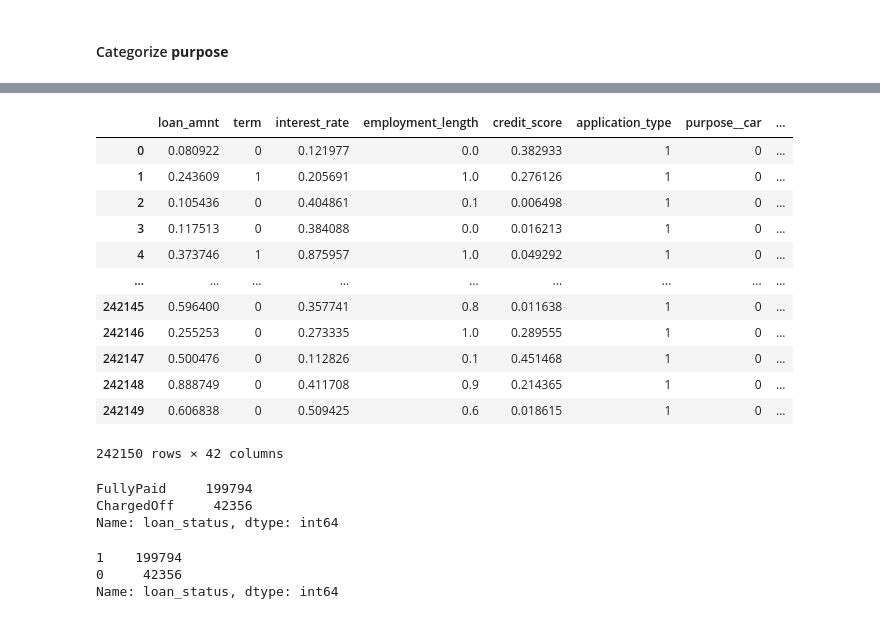
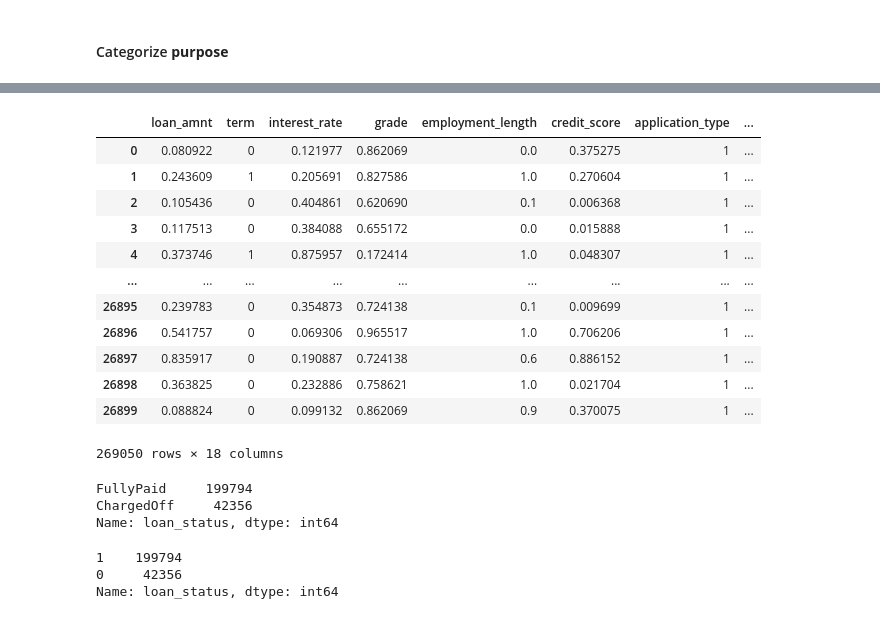
Before and after one commit to writeforfun/RIsk, a Jupyter notebook: risk.ipynb, the cells around one changed output, grey strips where cells are left out. Cells and saved outputs as stored; diff of their text form; code cells hidden in the pictures.

```diff
--- a/risk.ipynb
+++ b/risk.ipynb
@@ -125,7 +145,7 @@ X["employment_length"] = emp_len_norm
 # %% [markdown]
 #### Deal with **application type**
 # %%
-X['application_type'] = X['application_type'].map({'Individual': 1, 'Joint App': 0})
+result['application_type'] = result['application_type'].map({'Individual': 1, 'Joint App': 0})
 # %% [markdown]
 #### Categorize **purpose**
 # %%
@@ -143,6 +164,6 @@ house                      4
 Name: purpose, dtype: int64
 # %%
-dummies = pd.get_dummies(X['purpose'],prefix="purpose_")
-X = X.drop('purpose', 1)
-X = pd.concat([X, dummies], axis=1)
+dummies = pd.get_dummies(result['purpose'],prefix="purpose_")
+result = result.drop('purpose', 1)
+result = pd.concat([result, dummies], axis=1)
 # %% [markdown]
@@ -149,0 +178,11 @@ X = pd.concat([X, dummies], axis=1)
+# %%
+result['grade'] = result['grade'].map({'A1': 30, 'A2': 29, 'A3': 28, 'A4': 27, 'A5': 26,
+                                       'B1': 25, 'B2': 24, 'B3': 23, 'B4': 22, 'B5': 21,
+                                       'C1': 20, 'C2': 19, 'C3': 18, 'C4': 17, 'C5': 16,
+                                       'D1': 15, 'D2': 14, 'D3': 13, 'D4': 12, 'D5': 11,
+                                       'E1': 10, 'E2': 9, 'E3': 8, 'E4': 7, 'E5': 6,
+                                       'F1': 5, 'F2': 4, 'F3': 3, 'F4': 2, 'F5': 1})
+# %%
+grade = result[['grade']].values
+grade_norm = min_max_scaler.fit_transform(grade)
+result['grade'] = grade_norm
@@ -154,27 +200,26 @@ X = pd.concat([X, dummies], axis=1)
-# %%
-X
-# %% [output]
-|  | loan_amnt | term | interest_rate | employment_length | credit_score | application_type | purpose__car | ... |
-| 0 | 0.080922 | 0 | 0.121977 | 0.0 | 0.382933 | 1 | 0 | ... |
-| 1 | 0.243609 | 1 | 0.205691 | 1.0 | 0.276126 | 1 | 0 | ... |
-| 2 | 0.105436 | 0 | 0.404861 | 0.1 | 0.006498 | 1 | 0 | ... |
-| 3 | 0.117513 | 0 | 0.384088 | 0.0 | 0.016213 | 1 | 0 | ... |
-| 4 | 0.373746 | 1 | 0.875957 | 1.0 | 0.049292 | 1 | 0 | ... |
-| ... | ... | ... | ... | ... | ... | ... | ... | ... |
-| 242145 | 0.596400 | 0 | 0.357741 | 0.8 | 0.011638 | 1 | 0 | ... |
-| 242146 | 0.255253 | 0 | 0.273335 | 1.0 | 0.289555 | 1 | 0 | ... |
-| 242147 | 0.500476 | 0 | 0.112826 | 0.1 | 0.451468 | 1 | 0 | ... |
-| 242148 | 0.888749 | 0 | 0.411708 | 0.9 | 0.214365 | 1 | 0 | ... |
-| 242149 | 0.606838 | 0 | 0.509425 | 0.6 | 0.018615 | 1 | 0 | ... |
-242150 rows × 42 columns
+# %%
+result
+# %% [output]
+|  | loan_amnt | term | interest_rate | grade | employment_length | credit_score | application_type | ... |
+| 0 | 0.080922 | 0 | 0.121977 | 0.862069 | 0.0 | 0.375275 | 1 | ... |
+| 1 | 0.243609 | 1 | 0.205691 | 0.827586 | 1.0 | 0.270604 | 1 | ... |
+| 2 | 0.105436 | 0 | 0.404861 | 0.620690 | 0.1 | 0.006368 | 1 | ... |
+| 3 | 0.117513 | 0 | 0.384088 | 0.655172 | 0.0 | 0.015888 | 1 | ... |
+| 4 | 0.373746 | 1 | 0.875957 | 0.172414 | 1.0 | 0.048307 | 1 | ... |
+| ... | ... | ... | ... | ... | ... | ... | ... | ... |
+| 26895 | 0.239783 | 0 | 0.354873 | 0.724138 | 0.1 | 0.009699 | 1 | ... |
+| 26896 | 0.541757 | 0 | 0.069306 | 0.965517 | 1.0 | 0.706206 | 1 | ... |
+| 26897 | 0.835917 | 0 | 0.190887 | 0.724138 | 0.6 | 0.886152 | 1 | ... |
+| 26898 | 0.363825 | 0 | 0.232886 | 0.758621 | 1.0 | 0.021704 | 1 | ... |
+| 26899 | 0.088824 | 0 | 0.099132 | 0.862069 | 0.9 | 0.370075 | 1 | ... |
+269050 rows × 18 columns
 # %%
-y = data['loan_status']
+y = train_data['loan_status']
+y.value_counts()
+# %% [output]
+FullyPaid     199794
+ChargedOff     42356
+Name: loan_status, dtype: int64
-# %%
-y.value_counts()
-# %% [output]
-FullyPaid     199794
-ChargedOff     42356
-Name: loan_status, dtype: int64
 # %%
 y =y.map({'FullyPaid': 1, 'ChargedOff': 0})
 # %%
```
Also changed, not shown: parts of 47 cells of this notebook.
